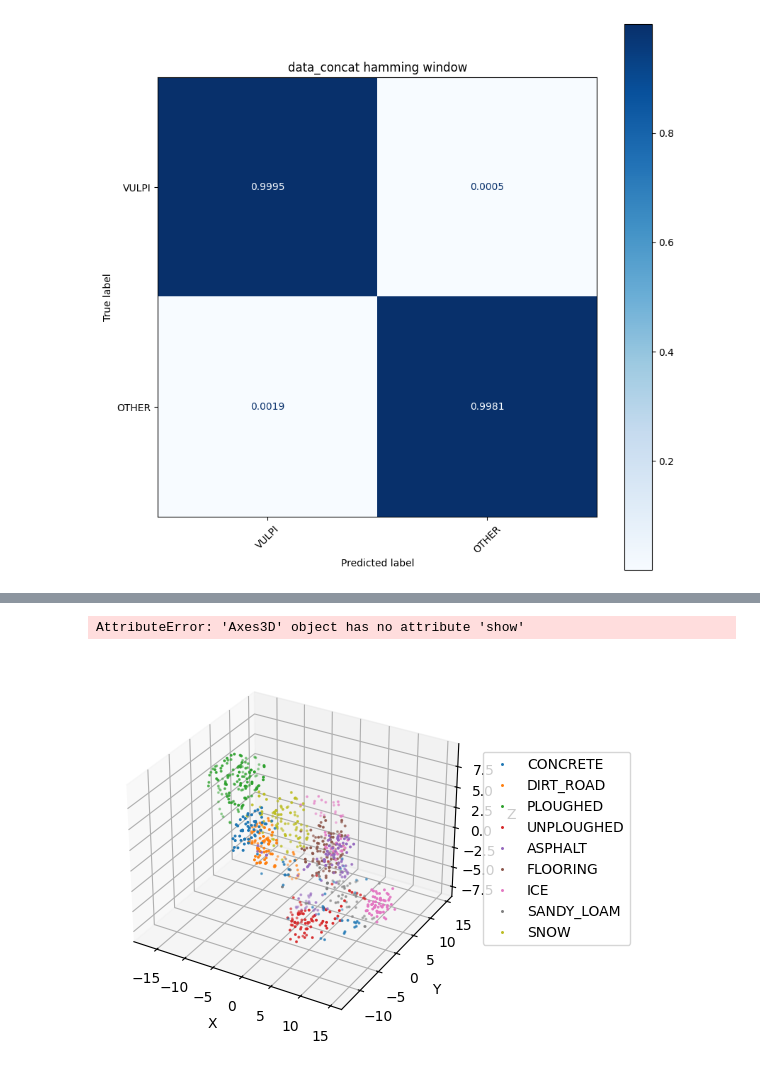
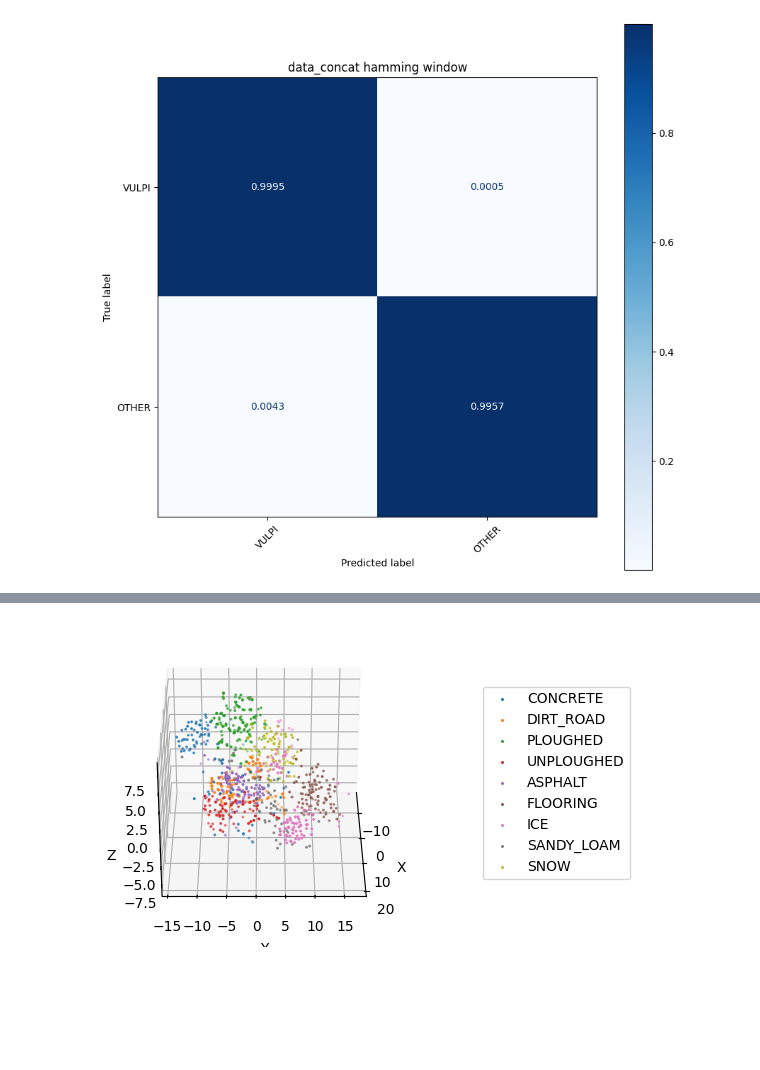
Before and after one commit to norlab-ulaval/BorealTC, a Jupyter notebook: metrics.ipynb, the cells around one changed output, grey strips where cells are left out. Drawn from its saved outputs; the diff is of its cells as text; code cells hidden in the pictures; blank space fills up the shorter version.

```diff
--- a/metrics.ipynb
+++ b/metrics.ipynb
@@ -16,7 +17,7 @@ from sklearn.metrics import (
 # results_dir = Path("results") / "husky"
 results_dir = Path("results") / "data_concat"
 
-values = np.load(results_dir / "results_tsne_full_CNN_mw_1.7.npy", allow_pickle=True).item()
+values = np.load(results_dir / "concat_results_tsne_CNN_mw_1.7.npy", allow_pickle=True).item()
 # values = np.load(results_dir / "results_tsne_CNN_mw_1.7.npy", allow_pickle=True).item()
 # values = np.load(results_dir / "results_CNN_optim6_mw_1.7.npy", allow_pickle=True).item()
 # values = np.load(results_dir / "results_CNN_hamming_mw_1.7.npy", allow_pickle=True).item()
@@ -281,26 +268,26 @@ X_embedded = TSNE(n_components=3, perplexity=50, learning_rate=10, n_iter=2000).
 # %%
 import matplotlib.animation as animation
 
-ax = plt.figure().add_subplot(projection='3d')
+fig = plt.figure(figsize=(8,4))
+ax = fig.add_subplot(projection='3d')
 
 
 for i, terrain in enumerate(terrains):
     ax.scatter(X_embedded[yytest == i, 0], X_embedded[yytest == i, 1], X_embedded[yytest == i, 2], "o", label=terrain, s=5, marker='.')
 
-ax.legend(loc='center left', bbox_to_anchor=(1, 0.5))
+ax.legend(loc='center left', bbox_to_anchor=(1.20, 0.5))
 ax.set_xlabel('X')
 ax.set_ylabel('Y')
 ax.set_zlabel('Z')
-ax.show()
+# ax.show()
 
 def rotate(angle):
     ax.view_init(azim=angle)
 
-# rot_animation = animation.FuncAnimation(fig, rotate, frames=np.arange(0, 362, 2), interval=100)
+rot_animation = animation.FuncAnimation(fig, rotate, frames=np.arange(0, 362, 2), interval=100)
 # rot_animation.save('rotation.gif', dpi=80, writer='imagemagick')
 # %% [output]
-AttributeError: 'Axes3D' object has no attribute 'show'
-[figure, old version]
+[figure, new version]
 # %%
 
 rot_animation.save('rotation.gif', dpi=80, writer='imagemagick')
```
Also changed, not shown: parts of 9 cells of this notebook.
